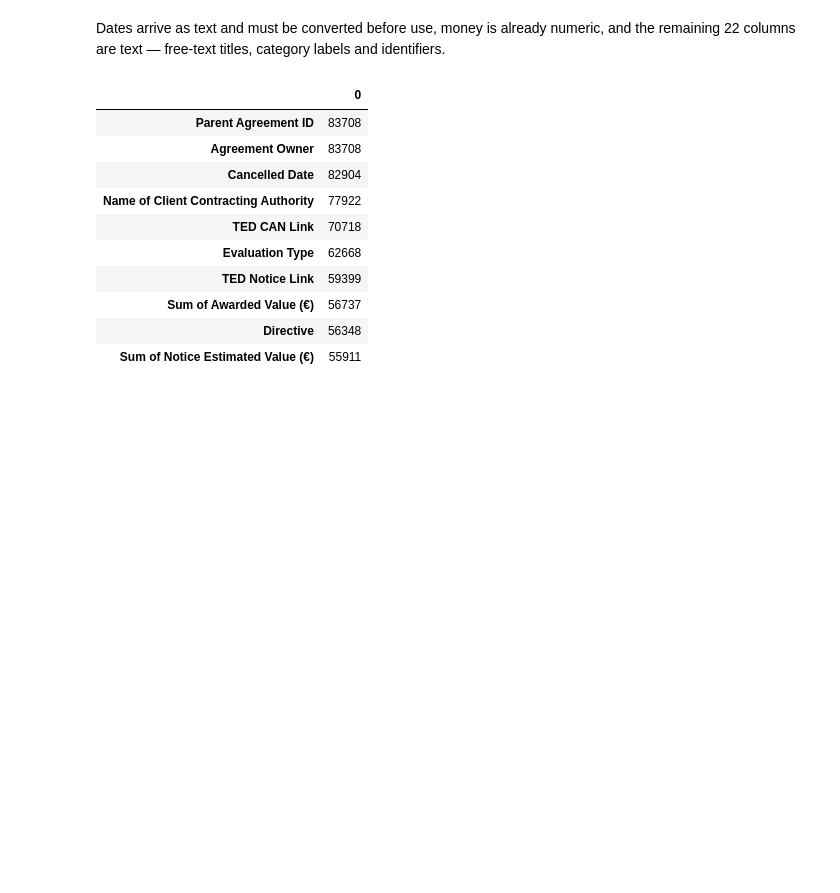
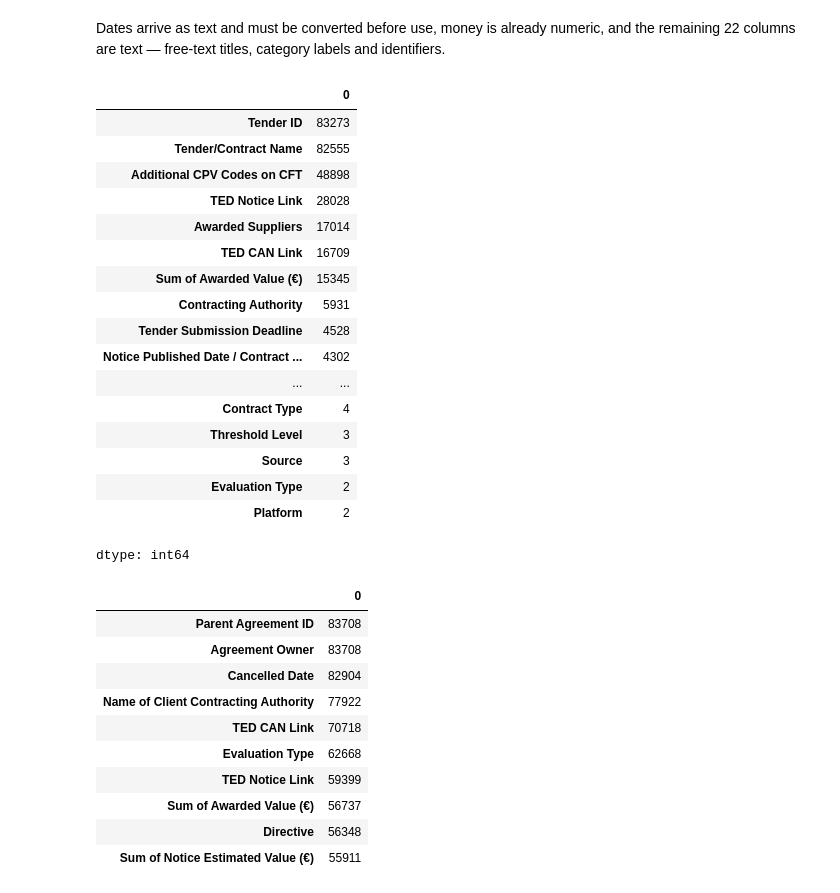
Before and after one commit to KaterynaKon/irish-tender-value, a Jupyter notebook: public_tender_value.ipynb, the cells around one changed output. Drawn from its saved outputs; the diff is of its cells as text; code cells hidden in the pictures; blank space fills up the shorter version.

```diff
--- a/public_tender_value.ipynb
+++ b/public_tender_value.ipynb
@@ -125,6 +125,27 @@ dtypes: float64(9), object(22)
 memory usage: 20.7+ MB
 # %% [markdown]
 Dates arrive as text and must be converted before use, money is already numeric, and the remaining 22 columns are text — free-text titles, category labels and identifiers.
+# %%
+df.nunique().sort_values(ascending=False)
+# %% [output]
+|  | 0 |
+| Tender ID | 83273 |
+| Tender/Contract Name | 82555 |
+| Additional CPV Codes on CFT | 48898 |
+| TED Notice Link | 28028 |
+| Awarded Suppliers | 17014 |
+| TED CAN Link | 16709 |
+| Sum of Awarded Value (€) | 15345 |
+| Contracting Authority | 5931 |
+| Tender Submission Deadline | 4528 |
+| Notice Published Date / Contract ... | 4302 |
+| ... | ... |
+| Contract Type | 4 |
+| Threshold Level | 3 |
+| Source | 3 |
+| Evaluation Type | 2 |
+| Platform | 2 |
+dtype: int64
 # %%
 df.isna().sum().sort_values(ascending=False).head(10)
 # %% [output]
```
Also changed, not shown: parts of 24 cells of this notebook.
